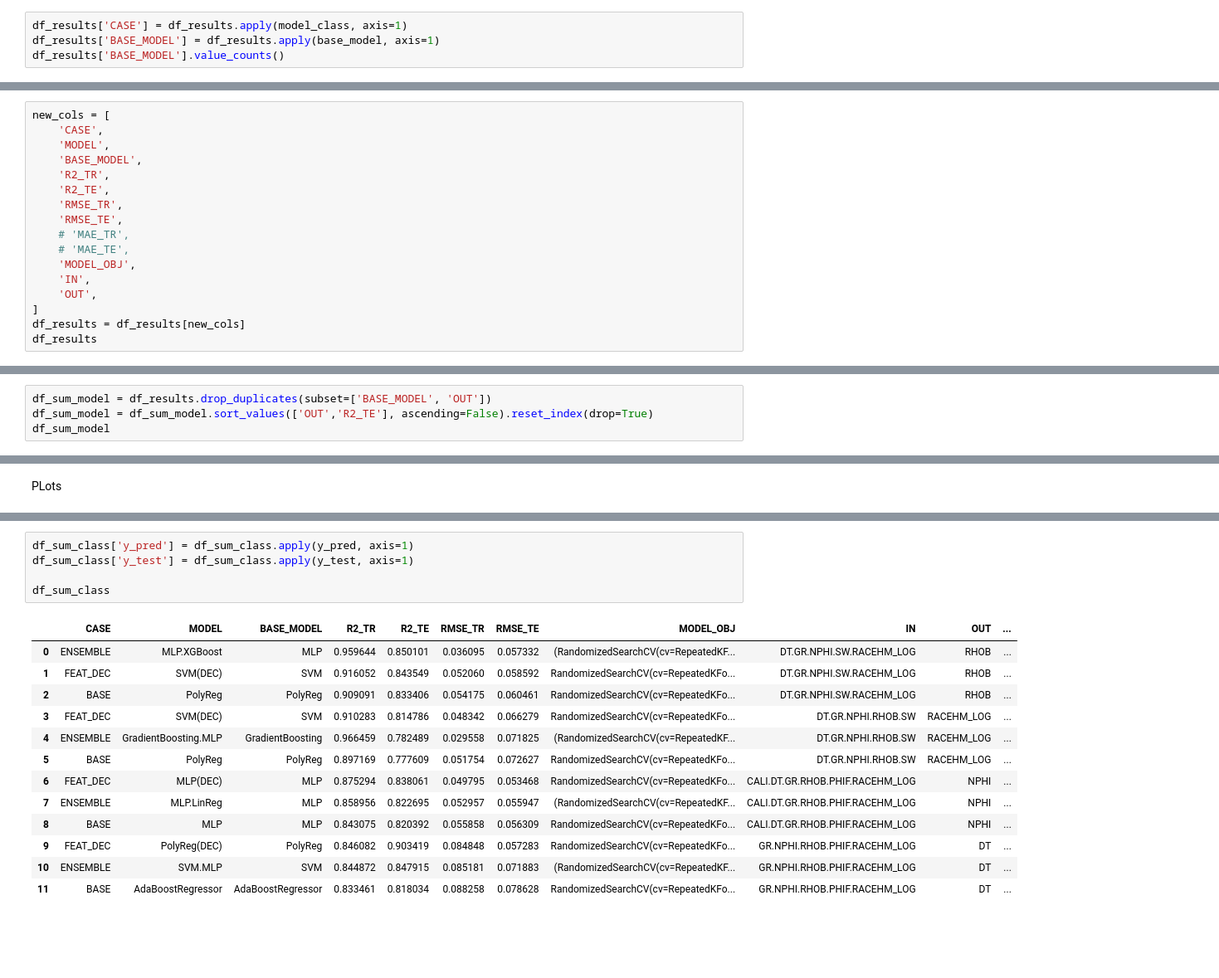
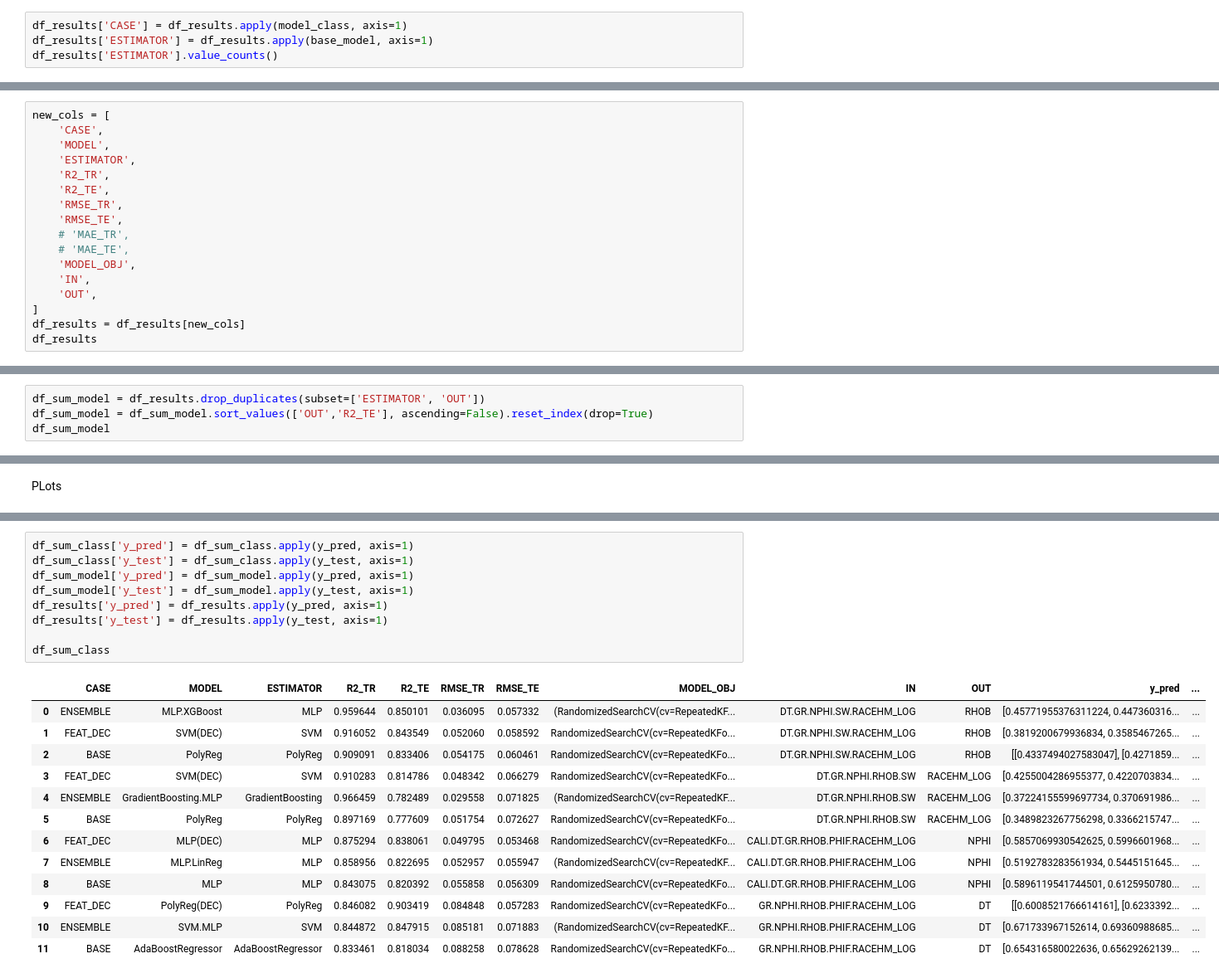
Before and after one commit to felipecostapereira/SYSID_well_logs, a Jupyter notebook: posproc_science_plots.ipynb, the cells around one changed output, grey strips where cells are left out. Shown at 83% size. Cells and saved outputs as stored; diff of their text form; blank space fills up the shorter version.

```diff
--- a/posproc_science_plots.ipynb
+++ b/posproc_science_plots.ipynb
@@ -75,6 +75,6 @@ def base_model(row):
     return base_model
 # %%
 df_results['CASE'] = df_results.apply(model_class, axis=1)
-df_results['BASE_MODEL'] = df_results.apply(base_model, axis=1)
-df_results['BASE_MODEL'].value_counts()
+df_results['ESTIMATOR'] = df_results.apply(base_model, axis=1)
+df_results['ESTIMATOR'].value_counts()
 # %% [output]
@@ -123,7 +123,7 @@ Reordering columns
 new_cols = [
     'CASE',
     'MODEL',
-    'BASE_MODEL',
+    'ESTIMATOR',
     'R2_TR',
     'R2_TE',
     'RMSE_TR',
@@ -173,7 +173,7 @@ df_sum_class
 # %% [markdown]
 Sumarização por modelo
 # %%
-df_sum_model = df_results.drop_duplicates(subset=['BASE_MODEL', 'OUT'])
+df_sum_model = df_results.drop_duplicates(subset=['ESTIMATOR', 'OUT'])
 df_sum_model = df_sum_model.sort_values(['OUT','R2_TE'], ascending=False).reset_index(drop=True)
 df_sum_model
 # %% [output]
@@ -431,22 +444,26 @@ def y_test(row):
 # %%
 df_sum_class['y_pred'] = df_sum_class.apply(y_pred, axis=1)
 df_sum_class['y_test'] = df_sum_class.apply(y_test, axis=1)
+df_sum_model['y_pred'] = df_sum_model.apply(y_pred, axis=1)
+df_sum_model['y_test'] = df_sum_model.apply(y_test, axis=1)
+df_results['y_pred'] = df_results.apply(y_pred, axis=1)
+df_results['y_test'] = df_results.apply(y_test, axis=1)
 
 df_sum_class
 # %% [output]
-|  | CASE | MODEL | BASE_MODEL | R2_TR | R2_TE | RMSE_TR | RMSE_TE | MODEL_OBJ | IN | OUT | ... |
-| 0 | ENSEMBLE | MLP.XGBoost | MLP | 0.959644 | 0.850101 | 0.036095 | 0.057332 | (RandomizedSearchCV(cv=RepeatedKF... | DT.GR.NPHI.SW.RACEHM_LOG | RHOB | ... |
-| 1 | FEAT_DEC | SVM(DEC) | SVM | 0.916052 | 0.843549 | 0.052060 | 0.058592 | RandomizedSearchCV(cv=RepeatedKFo... | DT.GR.NPHI.SW.RACEHM_LOG | RHOB | ... |
-| 2 | BASE | PolyReg | PolyReg | 0.909091 | 0.833406 | 0.054175 | 0.060461 | RandomizedSearchCV(cv=RepeatedKFo... | DT.GR.NPHI.SW.RACEHM_LOG | RHOB | ... |
-| 3 | FEAT_DEC | SVM(DEC) | SVM | 0.910283 | 0.814786 | 0.048342 | 0.066279 | RandomizedSearchCV(cv=RepeatedKFo... | DT.GR.NPHI.RHOB.SW | RACEHM_LOG | ... |
-| 4 | ENSEMBLE | GradientBoosting.MLP | GradientBoosting | 0.966459 | 0.782489 | 0.029558 | 0.071825 | (RandomizedSearchCV(cv=RepeatedKF... | DT.GR.NPHI.RHOB.SW | RACEHM_LOG | ... |
-| 5 | BASE | PolyReg | PolyReg | 0.897169 | 0.777609 | 0.051754 | 0.072627 | RandomizedSearchCV(cv=RepeatedKFo... | DT.GR.NPHI.RHOB.SW | RACEHM_LOG | ... |
-| 6 | FEAT_DEC | MLP(DEC) | MLP | 0.875294 | 0.838061 | 0.049795 | 0.053468 | RandomizedSearchCV(cv=RepeatedKFo... | CALI.DT.GR.RHOB.PHIF.RACEHM_LOG | NPHI | ... |
-| 7 | ENSEMBLE | MLP.LinReg | MLP | 0.858956 | 0.822695 | 0.052957 | 0.055947 | (RandomizedSearchCV(cv=RepeatedKF... | CALI.DT.GR.RHOB.PHIF.RACEHM_LOG | NPHI | ... |
-| 8 | BASE | MLP | MLP | 0.843075 | 0.820392 | 0.055858 | 0.056309 | RandomizedSearchCV(cv=RepeatedKFo... | CALI.DT.GR.RHOB.PHIF.RACEHM_LOG | NPHI | ... |
-| 9 | FEAT_DEC | PolyReg(DEC) | PolyReg | 0.846082 | 0.903419 | 0.084848 | 0.057283 | RandomizedSearchCV(cv=RepeatedKFo... | GR.NPHI.RHOB.PHIF.RACEHM_LOG | DT | ... |
-| 10 | ENSEMBLE | SVM.MLP | SVM | 0.844872 | 0.847915 | 0.085181 | 0.071883 | (RandomizedSearchCV(cv=RepeatedKF... | GR.NPHI.RHOB.PHIF.RACEHM_LOG | DT | ... |
-| 11 | BASE | AdaBoostRegressor | AdaBoostRegressor | 0.833461 | 0.818034 | 0.088258 | 0.078628 | RandomizedSearchCV(cv=RepeatedKFo... | GR.NPHI.RHOB.PHIF.RACEHM_LOG | DT | ... |
+|  | CASE | MODEL | ESTIMATOR | R2_TR | R2_TE | RMSE_TR | RMSE_TE | MODEL_OBJ | IN | OUT | y_pred | ... |
+| 0 | ENSEMBLE | MLP.XGBoost | MLP | 0.959644 | 0.850101 | 0.036095 | 0.057332 | (RandomizedSearchCV(cv=RepeatedKF... | DT.GR.NPHI.SW.RACEHM_LOG | RHOB | [0.45771955376311224, 0.447360316... | ... |
+| 1 | FEAT_DEC | SVM(DEC) | SVM | 0.916052 | 0.843549 | 0.052060 | 0.058592 | RandomizedSearchCV(cv=RepeatedKFo... | DT.GR.NPHI.SW.RACEHM_LOG | RHOB | [0.3819200679936834, 0.3585467265... | ... |
+| 2 | BASE | PolyReg | PolyReg | 0.909091 | 0.833406 | 0.054175 | 0.060461 | RandomizedSearchCV(cv=RepeatedKFo... | DT.GR.NPHI.SW.RACEHM_LOG | RHOB | [[0.4337494027583047], [0.4271859... | ... |
+| 3 | FEAT_DEC | SVM(DEC) | SVM | 0.910283 | 0.814786 | 0.048342 | 0.066279 | RandomizedSearchCV(cv=RepeatedKFo... | DT.GR.NPHI.RHOB.SW | RACEHM_LOG | [0.4255004286955377, 0.4220703834... | ... |
+| 4 | ENSEMBLE | GradientBoosting.MLP | GradientBoosting | 0.966459 | 0.782489 | 0.029558 | 0.071825 | (RandomizedSearchCV(cv=RepeatedKF... | DT.GR.NPHI.RHOB.SW | RACEHM_LOG | [0.37224155599697734, 0.370691986... | ... |
+| 5 | BASE | PolyReg | PolyReg | 0.897169 | 0.777609 | 0.051754 | 0.072627 | RandomizedSearchCV(cv=RepeatedKFo... | DT.GR.NPHI.RHOB.SW | RACEHM_LOG | [0.3489823267756298, 0.3366215747... | ... |
+| 6 | FEAT_DEC | MLP(DEC) | MLP | 0.875294 | 0.838061 | 0.049795 | 0.053468 | RandomizedSearchCV(cv=RepeatedKFo... | CALI.DT.GR.RHOB.PHIF.RACEHM_LOG | NPHI | [0.5857069930542625, 0.5996601968... | ... |
+| 7 | ENSEMBLE | MLP.LinReg | MLP | 0.858956 | 0.822695 | 0.052957 | 0.055947 | (RandomizedSearchCV(cv=RepeatedKF... | CALI.DT.GR.RHOB.PHIF.RACEHM_LOG | NPHI | [0.5192783283561934, 0.5445151645... | ... |
+| 8 | BASE | MLP | MLP | 0.843075 | 0.820392 | 0.055858 | 0.056309 | RandomizedSearchCV(cv=RepeatedKFo... | CALI.DT.GR.RHOB.PHIF.RACEHM_LOG | NPHI | [0.5896119541744501, 0.6125950780... | ... |
+| 9 | FEAT_DEC | PolyReg(DEC) | PolyReg | 0.846082 | 0.903419 | 0.084848 | 0.057283 | RandomizedSearchCV(cv=RepeatedKFo... | GR.NPHI.RHOB.PHIF.RACEHM_LOG | DT | [[0.6008521766614161], [0.6233392... | ... |
+| 10 | ENSEMBLE | SVM.MLP | SVM | 0.844872 | 0.847915 | 0.085181 | 0.071883 | (RandomizedSearchCV(cv=RepeatedKF... | GR.NPHI.RHOB.PHIF.RACEHM_LOG | DT | [0.671733967152614, 0.69360988685... | ... |
+| 11 | BASE | AdaBoostRegressor | AdaBoostRegressor | 0.833461 | 0.818034 | 0.088258 | 0.078628 | RandomizedSearchCV(cv=RepeatedKFo... | GR.NPHI.RHOB.PHIF.RACEHM_LOG | DT | [0.654316580022636, 0.65629262139... | ... |
 # %%
 lim=(0,1)
 
```
Also changed, not shown: parts of 15 cells of this notebook, 12 other files.
